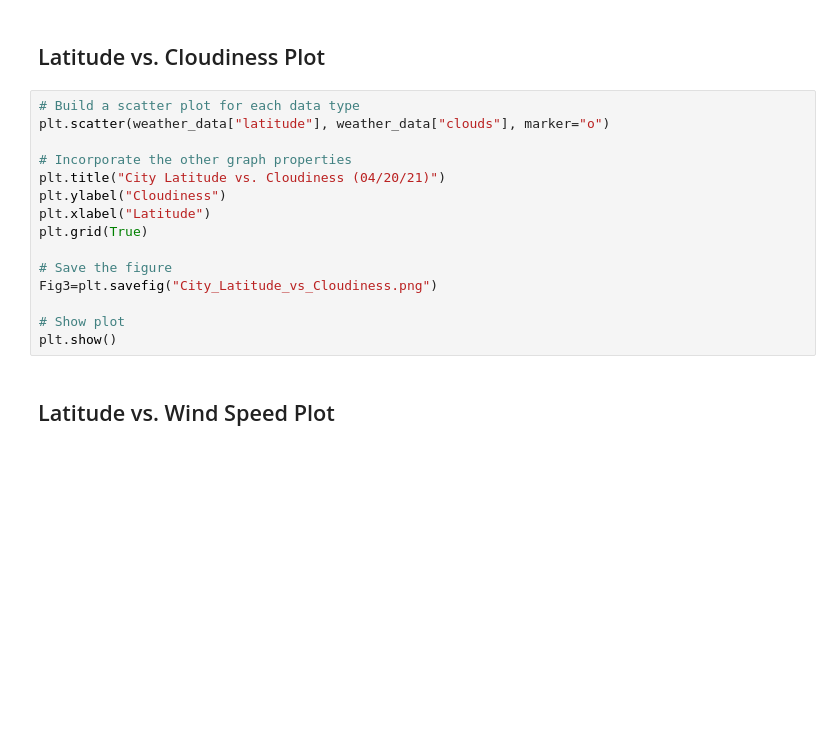
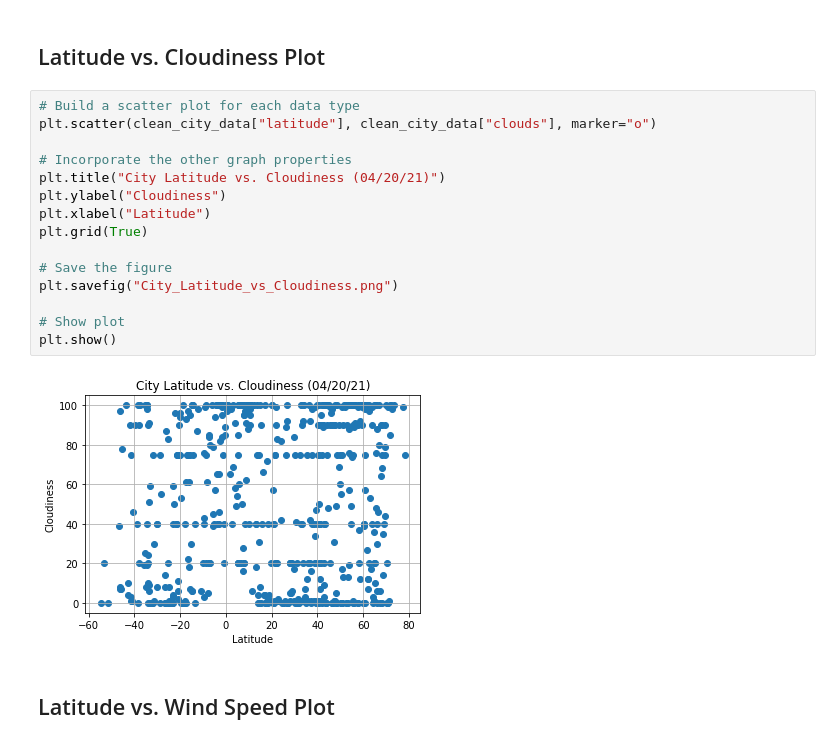
Before and after one commit to AnneNiemiec/Python-API, a Jupyter notebook: Weather_py/WeatherPy.ipynb, the cells around one changed output. Saved outputs shown, nothing was run; the diff lists cells and outputs as text; blank space fills up the shorter version.

```diff
--- a/Weather_py/WeatherPy.ipynb
+++ b/Weather_py/WeatherPy.ipynb
@@ -252,19 +268,21 @@ plt.show()
 ## Latitude vs. Cloudiness Plot
 # %%
 # Build a scatter plot for each data type
-plt.scatter(weather_data["latitude"], weather_data["clouds"], marker="o")
+plt.scatter(clean_city_data["latitude"], clean_city_data["clouds"], marker="o")
 
 # Incorporate the other graph properties
 plt.title("City Latitude vs. Cloudiness (04/20/21)")
 plt.ylabel("Cloudiness")
 plt.xlabel("Latitude")
 plt.grid(True)
 
 # Save the figure
-Fig3=plt.savefig("City_Latitude_vs_Cloudiness.png")
+plt.savefig("City_Latitude_vs_Cloudiness.png")
 
 # Show plot
 plt.show()
+# %% [output]
+[figure, added]
 # %% [markdown]
 ## Latitude vs. Wind Speed Plot
 # %%
```
Also changed, not shown: parts of 21 cells of this notebook, 5 other files.
